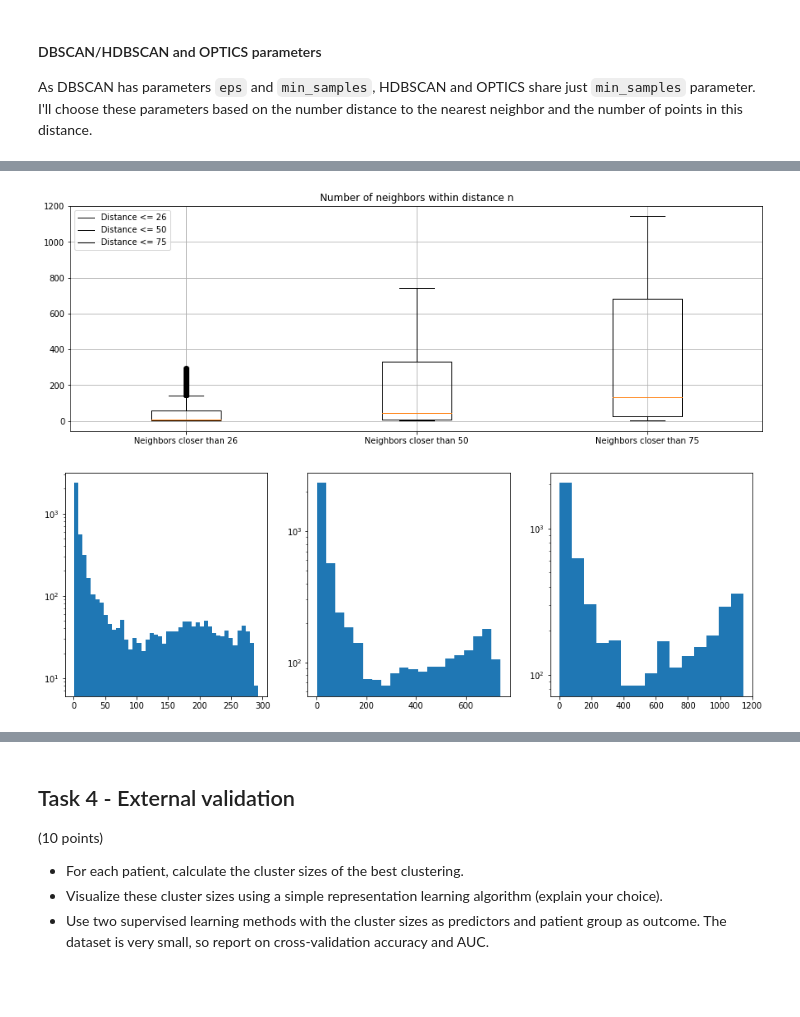
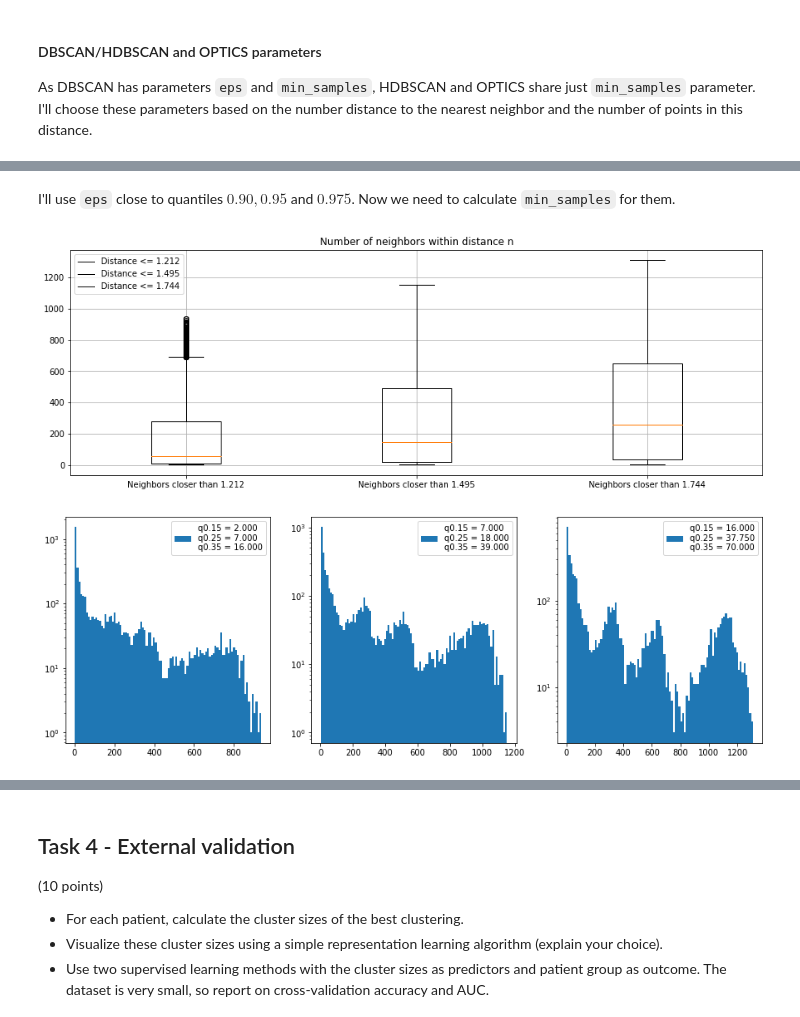
Before and after one commit to H00N24/INF367-Project-d-reduction-clustering, a Jupyter notebook: Project 2.ipynb, the cells around one changed output, grey strips where cells are left out. Saved outputs shown, nothing was run; the diff lists cells and outputs as text; code cells hidden in the pictures; blank space fills up the shorter version.

```diff
--- a/Project 2.ipynb
+++ b/Project 2.ipynb
@@ -528,10 +526,7 @@ for ax, index in zip(axs, ["id", "group"]):
     y = encoder.fit_transform(sampled_frame[index])
 
     transformed = umap.fit_transform(
-        StandardScaler().fit_transform(
-            standard_scaled.iloc[sampled_frame.index][all_features]
-        ),
-        y=y,
+        arcsin_scaled.iloc[sampled_frame.index][all_features], y=y,
     )
 
     for a, idx in zip(ax, ["id", "group"]):
@@ -681,5 +676,6 @@ number_of_clusters = [2, 4, 10, 20, 40]
 As DBSCAN has parameters `eps` and `min_samples`, HDBSCAN and OPTICS share just `min_samples` parameter.
 I'll choose these parameters based on the number distance to the nearest neighbor and the number of points in this distance.
 # %%
-X = sampled_frame[all_features]
+X = arcsin_scaled.iloc[sampled_frame.index][all_features].values
+X.shape
 # %% [output]
@@ -696,7 +693,7 @@ dist_to_nearest = kdtree.query(X, 2)[0][:, 1]
 fig, axs = plt.subplots(1, 2, figsize=(15, 5))
 axs[0].boxplot(dist_to_nearest)
 
-quantiles = [0.25, 0.5, 0.75, 0.9, 0.95, 0.99]
+quantiles = [0.25, 0.5, 0.75, 0.9, 0.95, 0.975]
 
 axs[0].legend(
     [
@@ -724,0 +718,2 @@ eps_vals = [26, 50, 75]
+# %%
+eps_values = [1.212, 1.495, 1.744]
@@ -725,24 +722,38 @@ eps_vals = [26, 50, 75]
+# %% [markdown]
+I'll use `eps` close to quantiles $0.90, 0.95$ and $0.975$. Now we need to calculate `min_samples` for them.
 # %%
 plt.figure(figsize=(15, 5))
 data = np.vstack(
-    [kdtree.query_ball_point(X, num, return_length=True) for num in eps_vals]
+    [kdtree.query_ball_point(X, num, return_length=True) for num in eps_values]
 ).T
-plt.boxplot(data, labels=[f"Neighbors closer than {num}" for num in eps_vals])
-plt.legend([f"Distance <= {num}" for num in eps_vals])
+plt.boxplot(data, labels=[f"Neighbors closer than {num}" for num in eps_values])
+plt.legend([f"Distance <= {num}" for num in eps_values])
 
 plt.grid()
 
 plt.title("Number of neighbors within distance n")
 
 plt.show()
 
 fig, axs = plt.subplots(1, 3, figsize=(15, 5))
 
 for ax, dt in zip(axs, data.T):
-    ax.hist(dt, bins="auto", log=True)
+    ax.hist(dt, bins=100, log=True)
+    quantiles = [0.15, 0.25, 0.35]
+
+    ax.legend(
+        [
+            "\n".join(
+                [
+                    f"q{num} = {q:.3f}"
+                    for q, num in zip(np.quantile(dt, quantiles), quantiles)
+                ]
+            )
+        ]
+    )
 
 plt.show()
 # %% [output]
-[figure, old version]
+[figure, new version]
-[figure, old version]
+[figure, new version]
 [interactive output not drawn]
```
Also changed, not shown: parts of 41 cells of this notebook, 1 other file.
